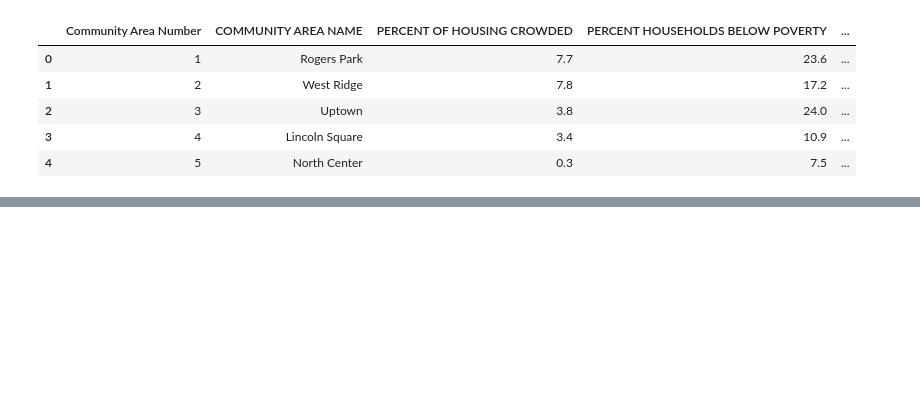
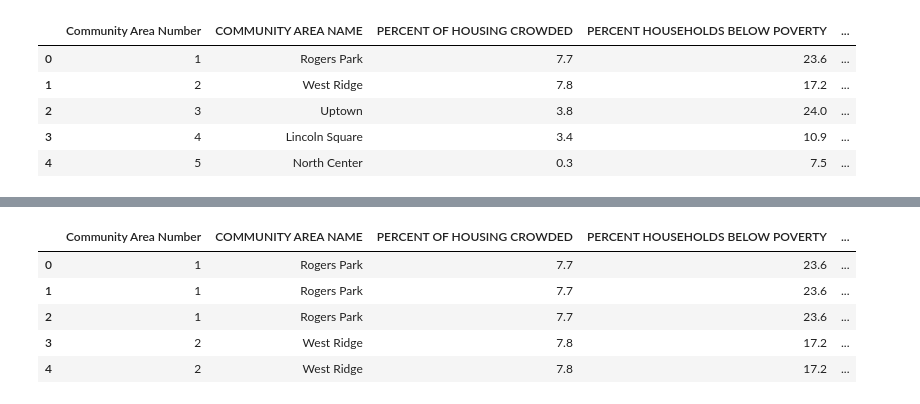
Before and after one commit to crime-analysis/crime_predictions, a Jupyter notebook: per_capita_income.ipynb, the cells around one changed output, grey strips where cells are left out. Saved outputs shown, nothing was run; the diff lists cells and outputs as text; code cells hidden in the pictures; blank space fills up the shorter version.

```diff
--- a/per_capita_income.ipynb
+++ b/per_capita_income.ipynb
@@ -78,0 +113,11 @@ df.head()
+# %%
+# Merge socioeconomic stats with zip codes
+poverty_with_zip = pd.merge(poverty, zip_codes, how='right', on='Community Area Number')
+poverty_with_zip.head()
+# %% [output]
+|  | Community Area Number | COMMUNITY AREA NAME | PERCENT OF HOUSING CROWDED | PERCENT HOUSEHOLDS BELOW POVERTY | ... |
+| 0 | 1 | Rogers Park | 7.7 | 23.6 | ... |
+| 1 | 1 | Rogers Park | 7.7 | 23.6 | ... |
+| 2 | 1 | Rogers Park | 7.7 | 23.6 | ... |
+| 3 | 2 | West Ridge | 7.8 | 17.2 | ... |
+| 4 | 2 | West Ridge | 7.8 | 17.2 | ... |
```
Also changed, not shown: parts of 7 cells of this notebook.
